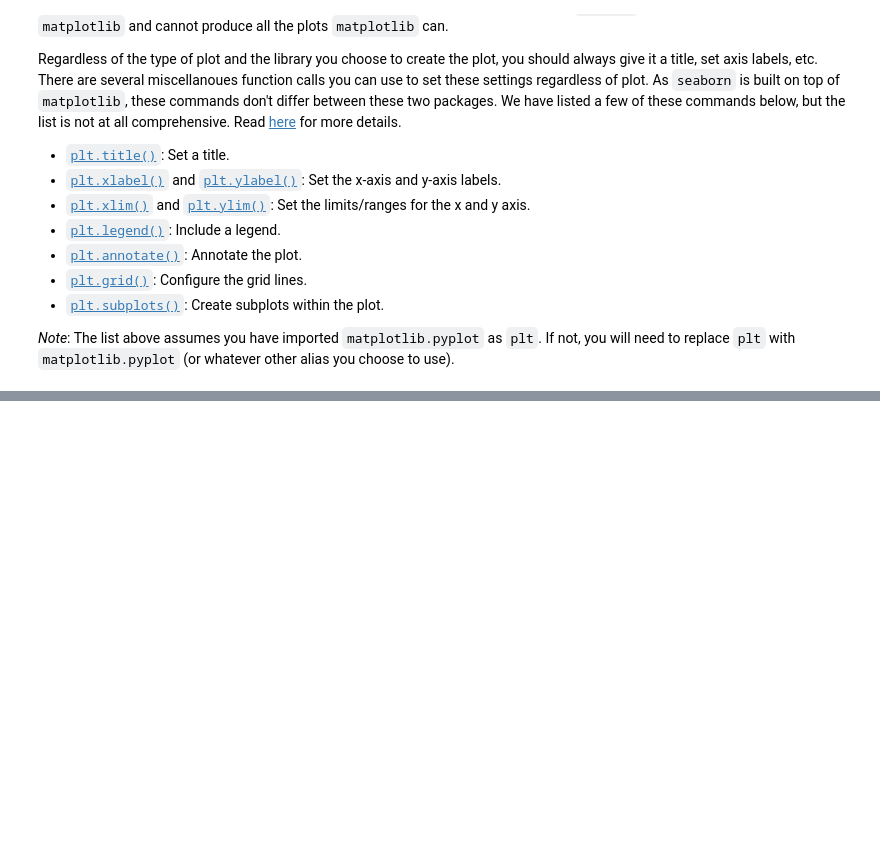
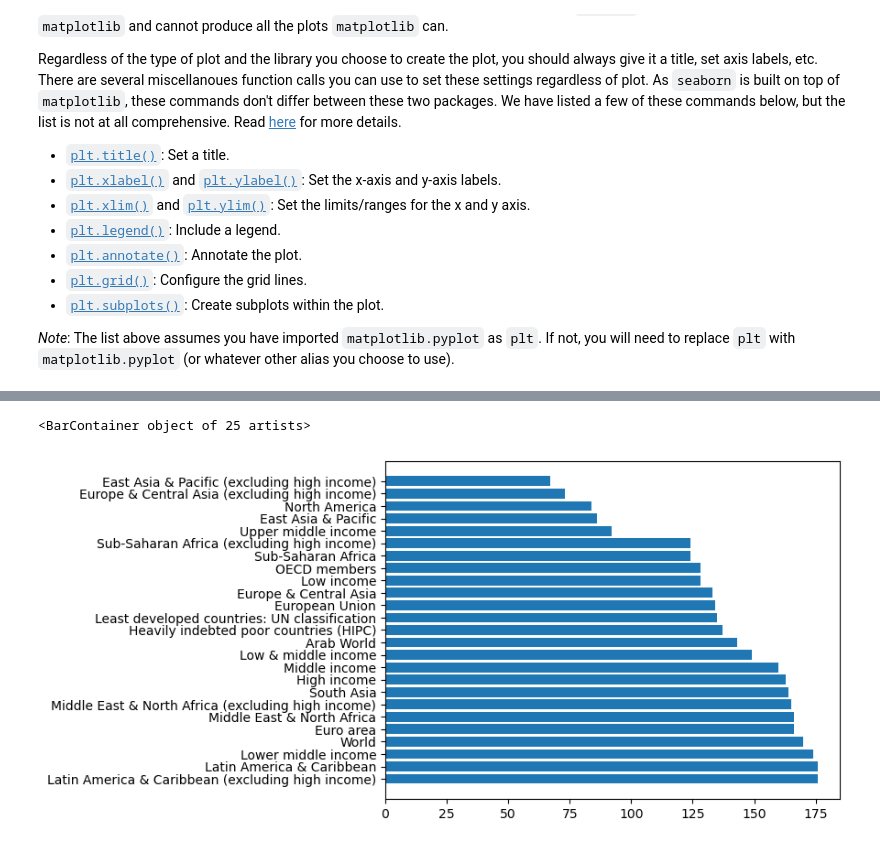
Before and after one commit to rohanjha123/data-h195, a Jupyter notebook: textbook/content/04-visualizations/types.ipynb, the cells around one changed output, grey strips where cells are left out. Saved outputs shown, nothing was run; the diff lists cells and outputs as text; code cells hidden in the pictures; blank space fills up the shorter version.

```diff
--- a/textbook/content/04-visualizations/types.ipynb
+++ b/textbook/content/04-visualizations/types.ipynb
@@ -65 +56,6 @@ Regardless of the type of plot and the library you choose to create the plot, yo
+# %%
+plt.barh(wb_df['Country Name'].value_counts().index, wb_df['Country Name'].value_counts())
+# %% [output]
+<BarContainer object of 25 artists>
+[figure, added]
 # %%
```
Also changed, not shown: parts of 3 cells of this notebook, 2 other files.
